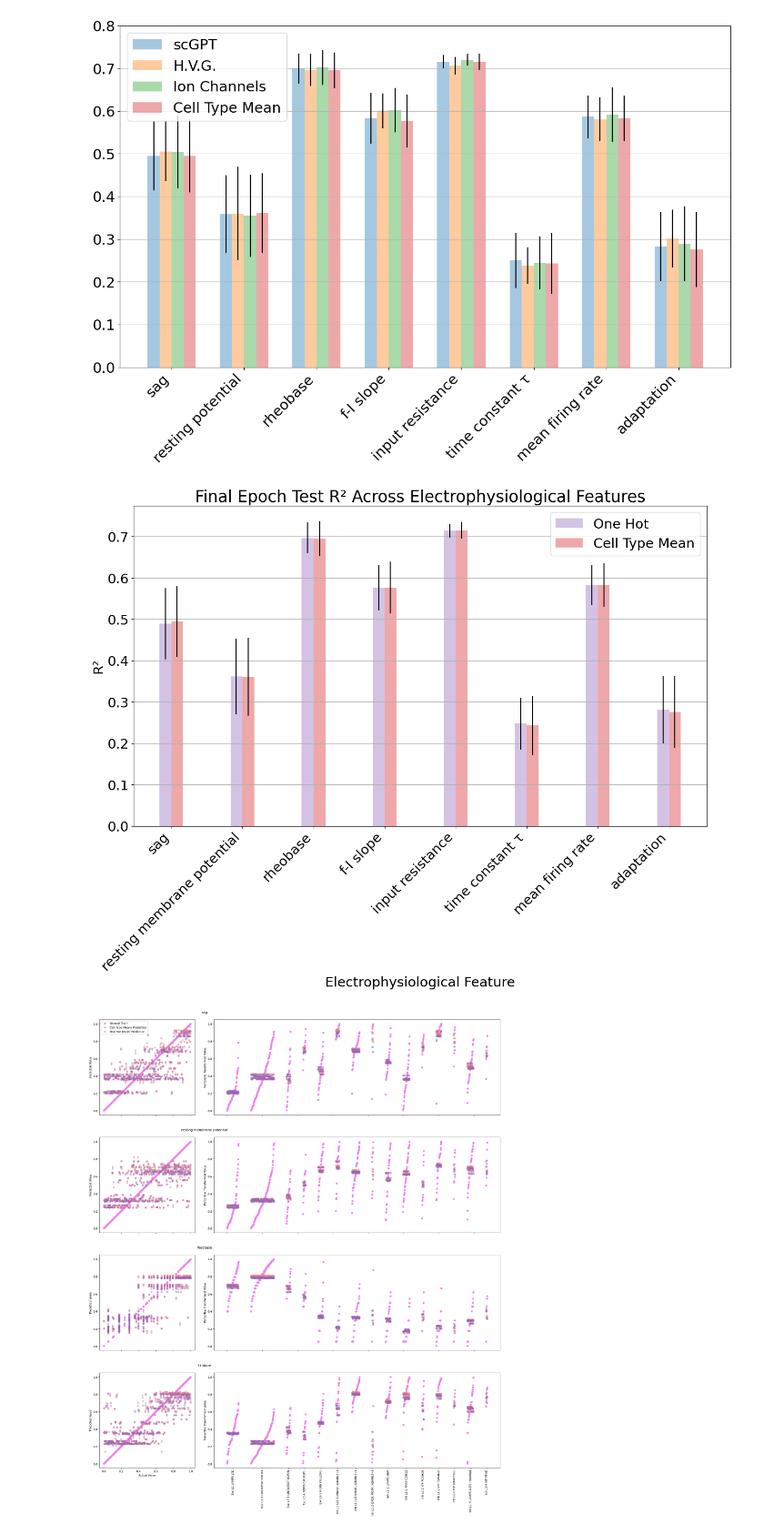
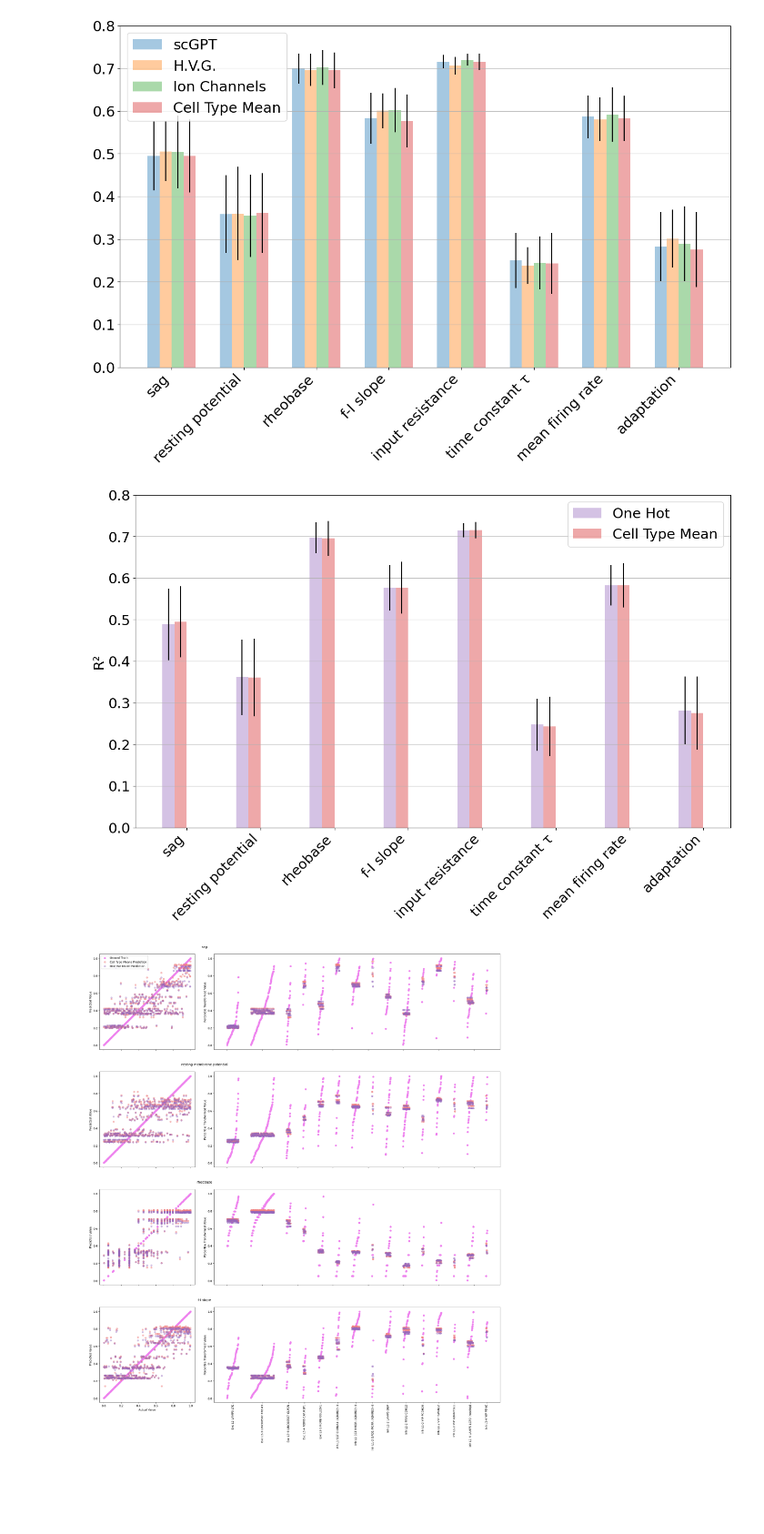
Before and after one commit to Player1HS/TransformerEphysPrediction, a Jupyter notebook: Human/celltypeinitialized_comparison/celltypeinitialized_plotting.ipynb, the cells around one changed output. Shown at 91% size. Saved outputs shown, nothing was run; the diff lists cells and outputs as text; code cells hidden in the pictures; blank space fills up the shorter version.

```diff
--- a/Human/celltypeinitialized_comparison/celltypeinitialized_plotting.ipynb
+++ b/Human/celltypeinitialized_comparison/celltypeinitialized_plotting.ipynb
@@ -274,35 +274,36 @@ plt.show()
 # %%
 labels2 = ["One Hot", "Cell Type Mean"]
 data = []
 errors = []
 
 data.append(np.mean(results["onehot"]["r2_scores"][:,-1,:], axis=0))
 errors.append(np.std(results["onehot"]["r2_scores"][:,-1,:], axis=0))
 
 data.append(np.mean(results["cell type mean"]["r2_scores"], axis=0))
 errors.append(np.std(results["cell type mean"]["r2_scores"], axis=0))
 
 x = np.arange(8)*1.2  # the label locations
 width = 0.2  # the width of the bars
 multiplier = 0
 
 fig, ax = plt.subplots(figsize=(16, 9))
 colors = ["C4","C3"]
 for group_label, group_data, group_error, color in zip(labels2, data, errors, colors):
     offset = width * multiplier
     rects = ax.bar(x + offset, group_data, width, label=group_label, alpha=0.4, yerr=group_error, color=color)
     multiplier += 1
 
-ax.set_xticks(x + width*0.5, [col for col in combined_ephys_df.columns if col != "SpecimenID"], rotation=45, ha="right")
-ax.set_title("Final Epoch Test R² Across Electrophysiological Features")
-ax.set_xlabel("Electrophysiological Feature")
+feature_names = [col for col in combined_ephys_df.columns if col != "SpecimenID"]
+feature_names[1] = "resting potential"
+ax.set_xticks(x + width*1.5, feature_names, rotation=45, ha="right")
+plt.ylim(0, 0.8)
 ax.set_ylabel("R²")
 ax.legend()
 ax.yaxis.grid(True)
 plt.savefig("Figures/onehotr2.pdf", bbox_inches="tight")
 plt.show()
 # %% [output]
-[figure, old version]
+[figure, new version]
 # %%
 plt.rcdefaults()
 
```
Also changed, not shown: 4 other files.
